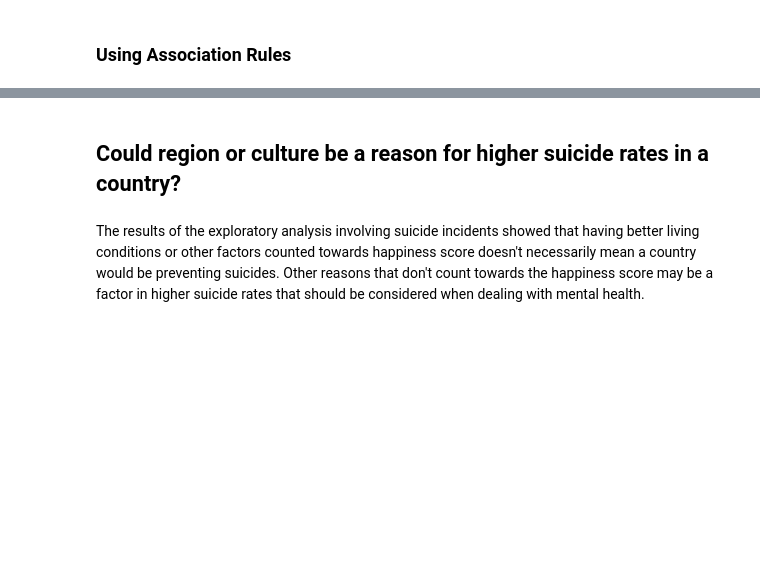
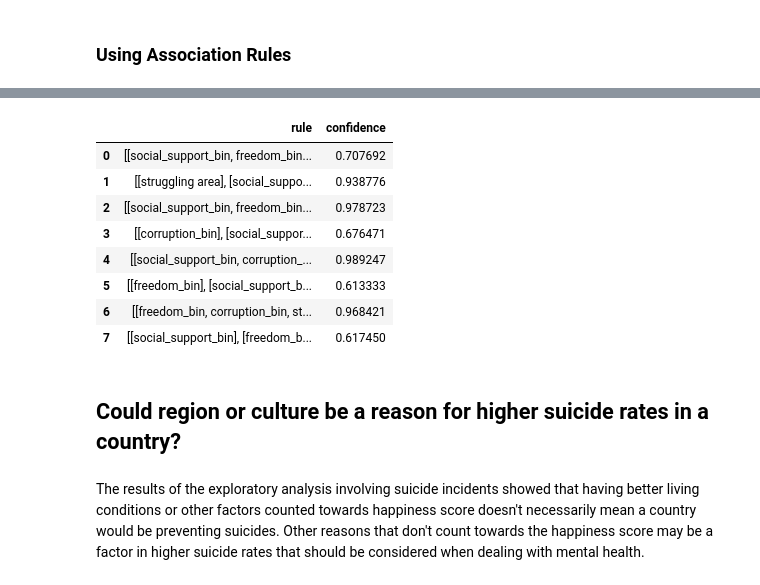
Before and after one commit to kayecandy/csmodel, a Jupyter notebook: Case Study/notebook.ipynb, the cells around one changed output, grey strips where cells are left out. Drawn from its saved outputs; the diff is of its cells as text; code cells hidden in the pictures; blank space fills up the shorter version.

```diff
--- a/Case Study/notebook.ipynb
+++ b/Case Study/notebook.ipynb
@@ -408,3 +510,17 @@ print(rules)
+# %%
+rules = pd.DataFrame(list(map(lambda i: {'rule': i, 'confidence': rule_miner.get_confidence(association_df, i)} ,rule_miner.get_association_rules(association_df))))
+
+rules
+# %% [output]
+|  | rule | confidence |
+| 0 | [[social_support_bin, freedom_bin... | 0.707692 |
+| 1 | [[struggling area], [social_suppo... | 0.938776 |
+| 2 | [[social_support_bin, freedom_bin... | 0.978723 |
+| 3 | [[corruption_bin], [social_suppor... | 0.676471 |
+| 4 | [[social_support_bin, corruption_... | 0.989247 |
+| 5 | [[freedom_bin], [social_support_b... | 0.613333 |
+| 6 | [[freedom_bin, corruption_bin, st... | 0.968421 |
+| 7 | [[social_support_bin], [freedom_b... | 0.617450 |
 # %% [markdown]
 ## Could region or culture be a reason for higher suicide rates in a country?
 # %% [markdown]
```
Also changed, not shown: parts of 23 cells of this notebook.
